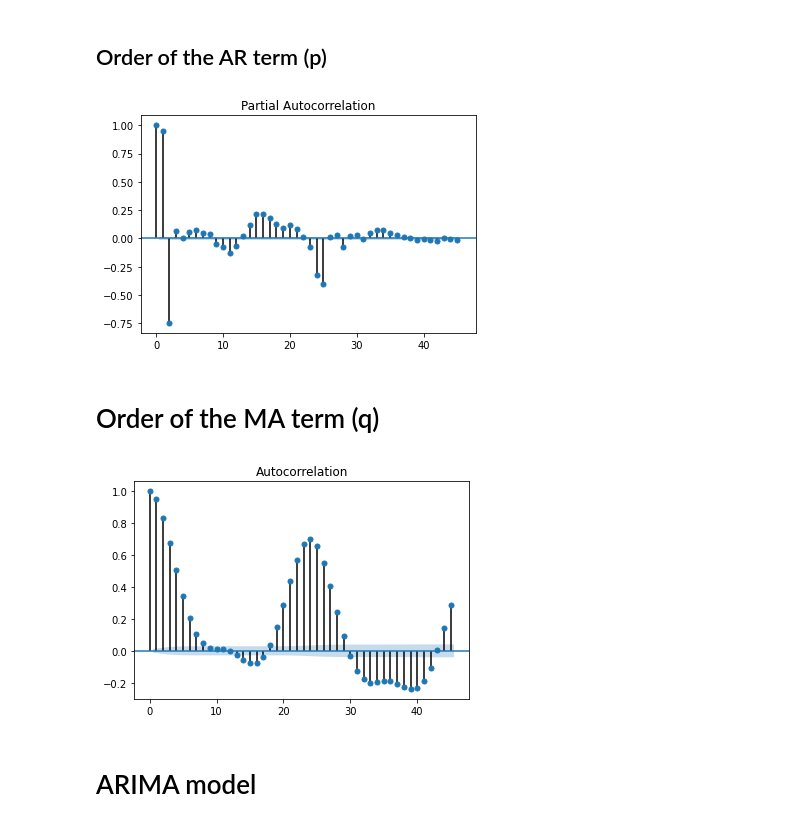
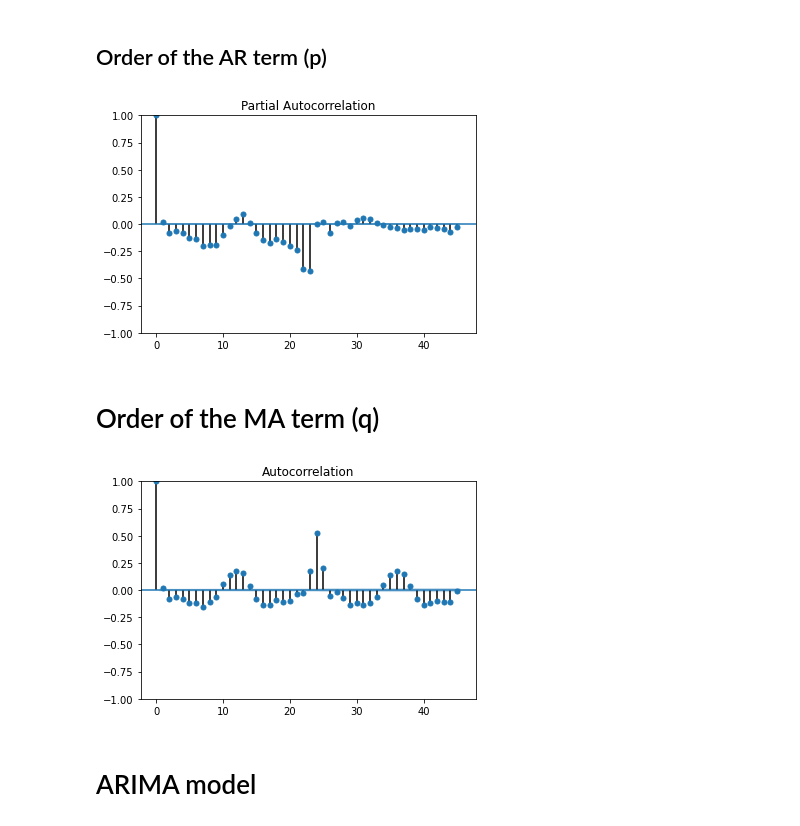
Before and after one commit to mcmaniou/Energy-Demand-Forecasting, a Jupyter notebook: code/arima.ipynb, the cells around one changed output. Cells and saved outputs as stored; diff of their text form; code cells hidden in the pictures.

```diff
--- a/code/arima.ipynb
+++ b/code/arima.ipynb
@@ -95,22 +148,22 @@ plt.show()
 # %%
 import statsmodels.api as sm
 
-sm.graphics.tsa.plot_pacf(traindf['actual'].dropna())
+sm.graphics.tsa.plot_pacf(traindf['actual'].diff().diff().dropna())
 
 plt.show()
 #Note that the PACF plot has a significant spike only at lag 1, meaning that all the higher-order autocorrelations are effectively explained by the lag-1 autocorrelation.
 # %% [output]
-[figure, old version]
+[figure, new version]
 # %% [markdown]
 # Order of the MA term (q)
 # %%
 from statsmodels.graphics.tsaplots import plot_acf, plot_pacf
 
-plot_acf(traindf['actual'].dropna())
+plot_acf(traindf['actual'].diff().diff().dropna())
 
 plt.show()
 # %% [output]
-[figure, old version]
+[figure, new version]
 # %%
 #If your series is slightly under differenced, adding one or more additional AR terms usually makes it up.
 # Likewise, if it is slightly over-differenced, try adding an additional MA term.
```
Also changed, not shown: parts of 23 cells of this notebook.
